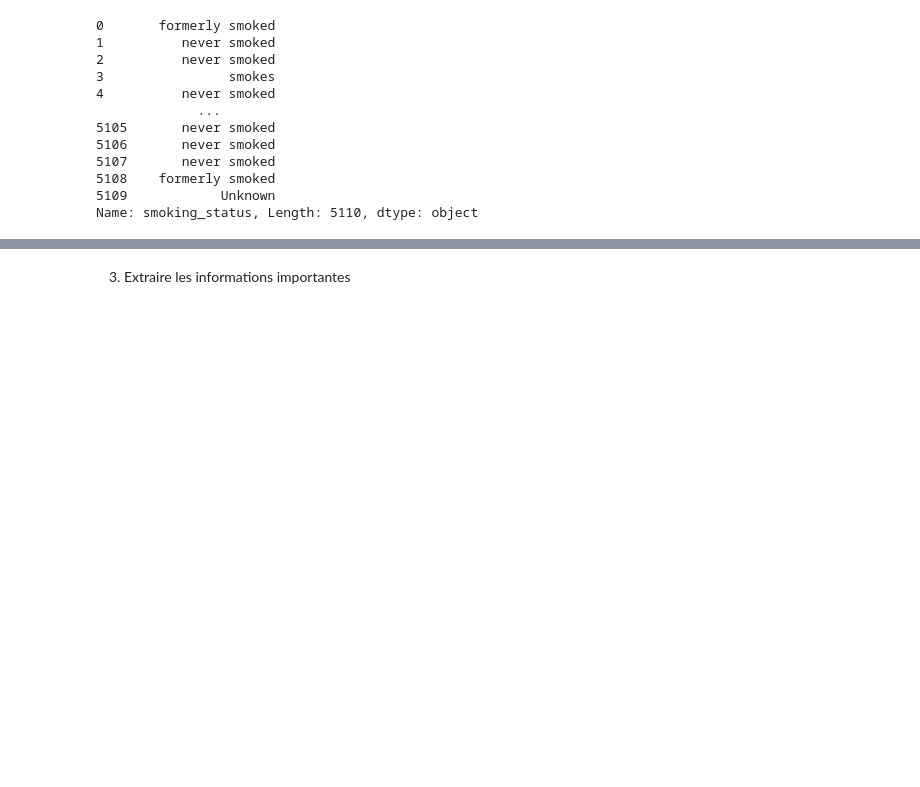
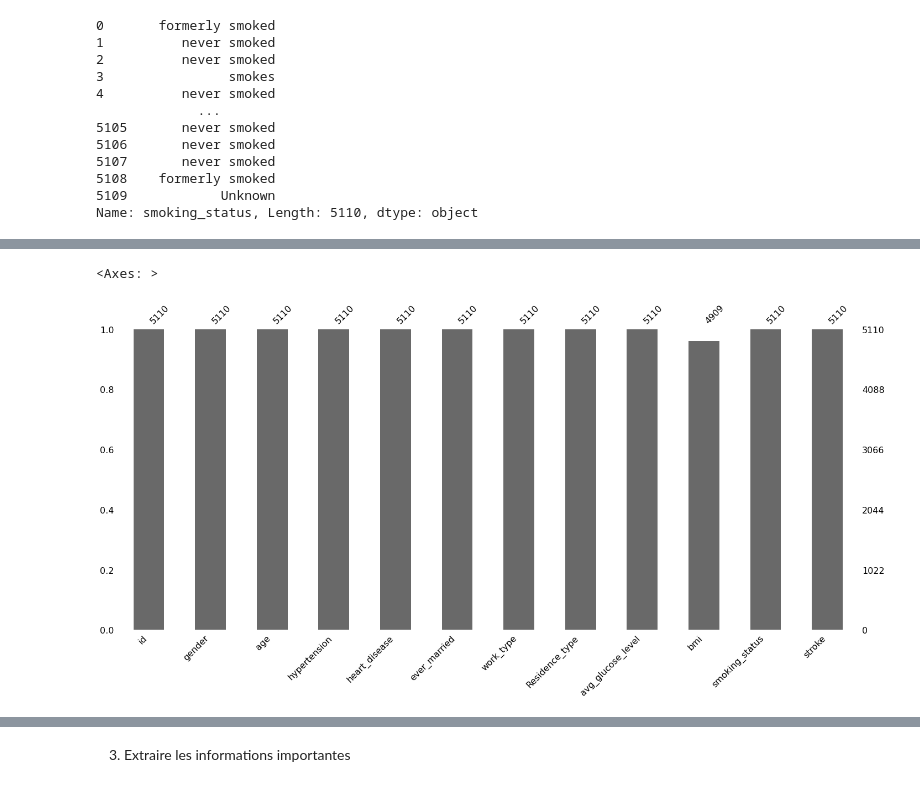
Before and after one commit to julienRactM/stroke-alert, a Jupyter notebook: main_notebook.ipynb, the cells around one changed output, grey strips where cells are left out. Drawn from its saved outputs; the diff is of its cells as text; code cells hidden in the pictures; blank space fills up the shorter version.

```diff
--- a/main_notebook.ipynb
+++ b/main_notebook.ipynb
@@ -96,0 +151,5 @@ sns.heatmap(round(corr_map_df.corr(),2), cmap = "RdBu", annot = True, annot_kws
+# %%
+msno.bar(df)
+# %% [output]
+<Axes: >
+[figure, added]
```
Also changed, not shown: parts of 35 cells of this notebook, 2 other files.
